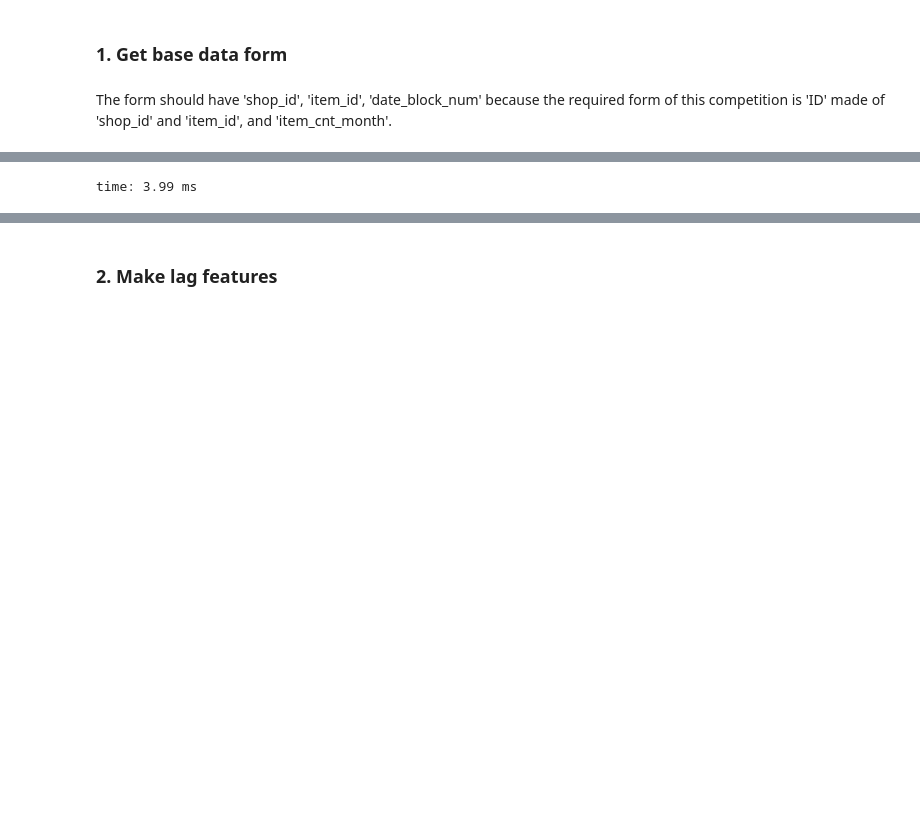
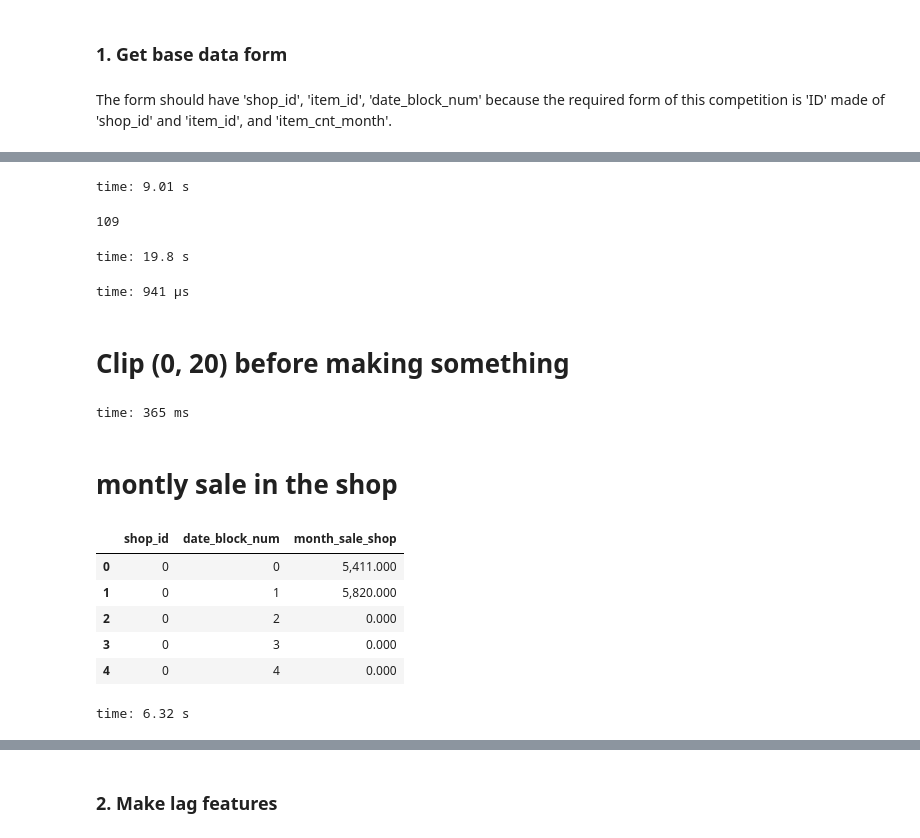
Before and after one commit to encredible/kaggle-solution, a Jupyter notebook: competitive-data-science-final-project/solution.ipynb, the cells around one changed output, grey strips where cells are left out. Cells and saved outputs as stored; diff of their text form; code cells hidden in the pictures; blank space fills up the shorter version.

```diff
--- a/competitive-data-science-final-project/solution.ipynb
+++ b/competitive-data-science-final-project/solution.ipynb
@@ -270,23 +266,54 @@ time: 2.99 ms
 # %%
-# gb = sales.groupby(index_cols, as_index=False).sum().rename(columns={'item_cnt_day':'item_cnt_month'})
-# gb = gb.drop('item_price', axis=1)
+gb = sales.groupby(index_cols, as_index=False).sum().rename(columns={'item_cnt_day':'month_sale'})
+# 가격 정보를 사용할 것인지 아직 모름. 사용한다면 살려야 함.
+gb = gb.drop('item_price', axis=1)
 
-# df1 = pd.DataFrame({'shop_id': gb.shop_id.unique(), 'key':np.zeros(len(gb.shop_id.unique()))})
-# df2 = pd.DataFrame({'item_id': gb.item_id.unique(), 'key':np.zeros(len(gb.item_id.unique()))})
-# df3 = pd.DataFrame({'date_block_num': gb.date_block_num.unique(), 'key':np.zeros(len(gb.date_block_num.unique()))})
+df1 = pd.DataFrame({'shop_id': np.sort(shops.shop_id.unique()), 'key':np.zeros(len(shops.shop_id.unique()))})
+df2 = pd.DataFrame({'item_id': np.sort(items.item_id.unique()), 'key':np.zeros(len(items.item_id.unique()))})
+df3 = pd.DataFrame({'date_block_num': np.sort(gb.date_block_num.unique()), 'key':np.zeros(len(gb.date_block_num.unique()))})
 
-# df = df1.merge(df2).merge(df3)
+df = df1.merge(df2).merge(df3)
 
-# df = df.drop('key', axis=1)
-# df = df.sort_values(by=index_cols)
+del df1, df2, df3
 
-# df = df.merge(gb, how='outer').fillna(0)
-# del df1, df2, df3, gb
-
-# df.head()
-
-# df = downcast_dtypes(df)
-
-# gc.collect()
+df = df.drop('key', axis=1)
 # %% [output]
-time: 3.99 ms
+time: 9.01 s
+# %%
+df = df.merge(gb, how='outer').fillna(0)
+
+del gb
+
+df.head()
+
+df = downcast_dtypes(df)
+
+gc.collect()
+# %% [output]
+109
+time: 19.8 s
+# %%
+pd.options.display.float_format = '{:,.3f}'.format
+# %% [output]
+time: 941 µs
+# %% [markdown]
+# Clip (0, 20) before making something
+# %%
+df.month_sale = df.month_sale.values.clip(0,20)
+# %% [output]
+time: 365 ms
+# %% [markdown]
+# montly sale in the shop
+# %%
+shop_gb = df.groupby(['shop_id', 'date_block_num'], as_index=False).sum()
+shop_gb = shop_gb.rename(columns={'month_sale':'month_sale_shop'})
+shop_gb = shop_gb.drop(columns=['item_id'])
+shop_gb.head()
+# %% [output]
+|  | shop_id | date_block_num | month_sale_shop |
+| 0 | 0 | 0 | 5,411.000 |
+| 1 | 0 | 1 | 5,820.000 |
+| 2 | 0 | 2 | 0.000 |
+| 3 | 0 | 3 | 0.000 |
+| 4 | 0 | 4 | 0.000 |
+time: 6.32 s
```
Also changed, not shown: parts of 44 cells of this notebook, 1 other file.
